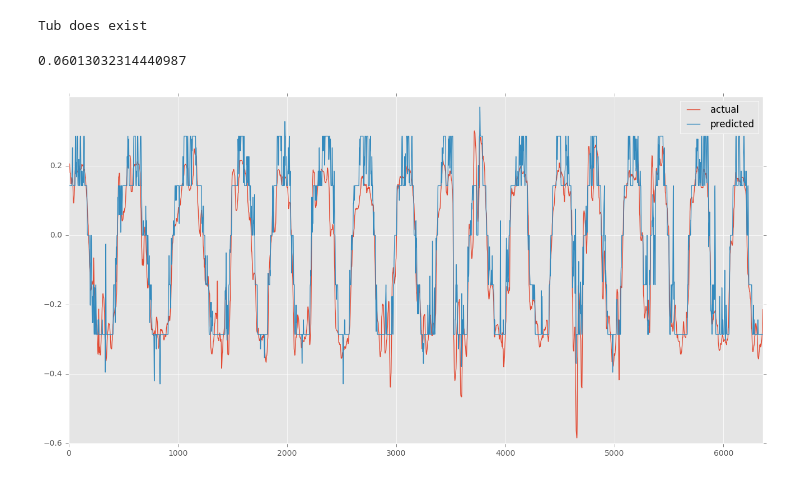
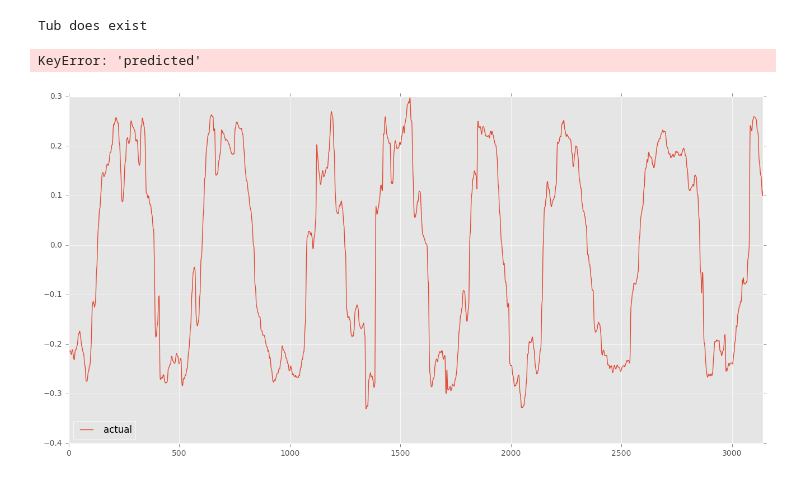
Before and after one commit to test-v1/notebooks-1, a Jupyter notebook: donkeycar/donkey2.ipynb, the cells around one changed output. Cells and saved outputs as stored; diff of their text form; code cells hidden in the pictures.

```diff
--- a/donkeycar/donkey2.ipynb
+++ b/donkeycar/donkey2.ipynb
@@ -37,13 +37,26 @@ def dataset_from_all_tubs(data_path):
     throttle_out = [ds[2] for ds in datasets]
     return (np.concatenate(img_in), np.concatenate(angle_out), np.concatenate(throttle_out))
 
+BINS = [-1.0, -0.7962963 , -0.55, -0.31859399, -0.28888889, -0.27279798, -0.2503496 ,
+       -0.22473535, -0.2       , -0.16676868, -0.11454837, -0.0353191 ,
+        0.01857333,  0.07800226,  0.12310686,  0.15539933,  0.17979046,
+        0.19944761,  0.21551724,  0.23020181,  0.26149425,  0.52298851, 0.76, 1.0]
+
+def newunbin_Y(angle_out):
+    def newunbin_angle(angled_binned):
+        i = np.argmax(angled_binned)
+        return (BINS[i] + BINS[i+1])/2.0
+
+    return np.array([newunbin_angle(o) for o in angle_out])
+
 def bin_angle_out(angle_out):
     return np.array([dk.utils.linear_bin(o) for o in angle_out])
 
 def output_pair_cat(model, dataset):
     img_in, angle_out, throttle_out = dataset
     angle_binned, throttle = model.predict(img_in)
-    predicted = dk.utils.unbin_Y(angle_binned)
+#     predicted = dk.utils.unbin_Y(angle_binned)
+    predicted = newunbin_Y(angle_binned)
     return (predicted, angle_out)
 
 def output_pair_lin(model, dataset):
@@ -72,17 +85,17 @@ def unbin_Y(Y):
         d.append(v)
     return np.array(d)
 # %%
-model = keras.models.load_model('../../donkeycar/d2/models/ws.cls')
+model = keras.models.load_model('../../donkeycar/d2/models/ws.cls.newbin.1.68')
 dataset = dataset_from_tub("../../donkeycar/d2/data.ws.test/tub_notsogolden", limit=-1)
 predicted, actual = output_pair_cat(model, dataset)
 df = pd.DataFrame(dict(predicted=predicted, actual=actual))
 df = df.rolling(5, win_type='triang').mean()
 df.plot()
 np.absolute(df['actual'] - df['predicted']).mean()
 # %% [output]
 Tub does exist
-0.06013032314440987
+KeyError: 'predicted'
-[figure, old version]
+[figure, new version]
 # %%
 # dataset = dataset_from_all_tubs("../../donkeycar/d2/data")
 dataset = dataset_from_tub("../../donkeycar/d2/data.ws.test/tub_notsogolden", limit=-1)
```
Also changed, not shown: parts of 3 cells of this notebook, 2 other files.
